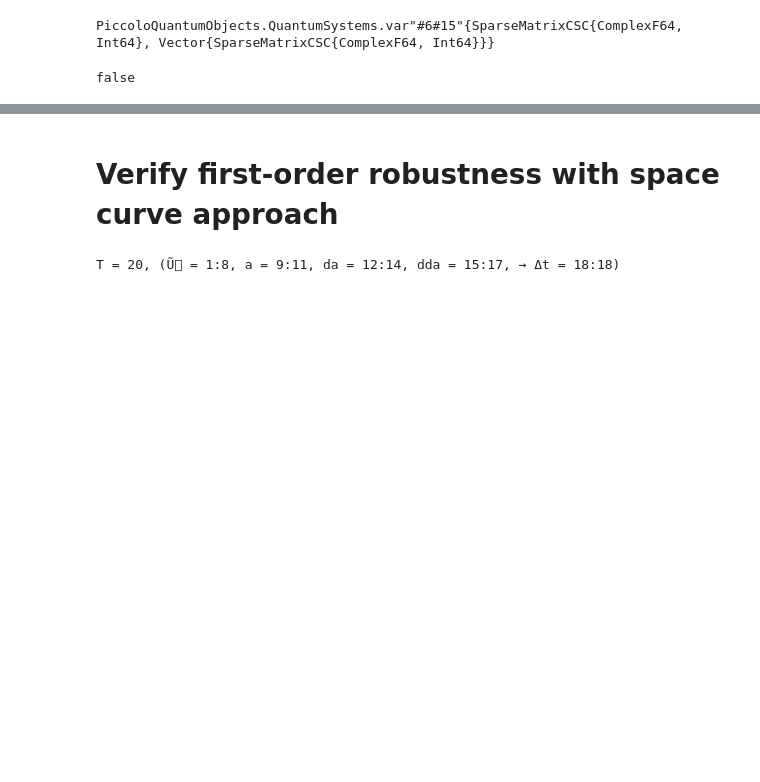
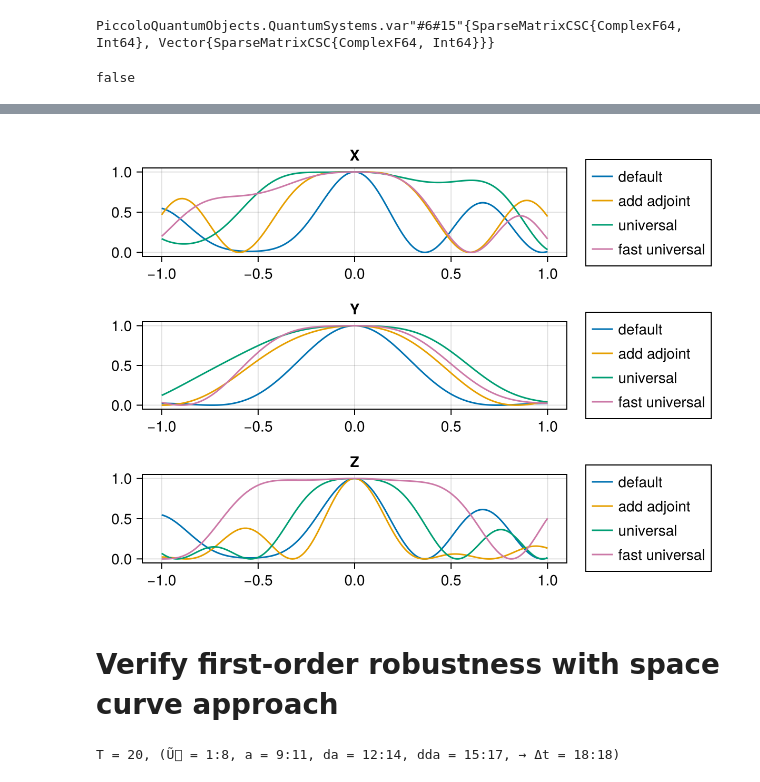
Before and after one commit to samafine1/notebooks, a Jupyter notebook: src/uni_robust_comp_fast.ipynb, the cells around one changed output, grey strips where cells are left out. Cells and saved outputs as stored; diff of their text form; code cells hidden in the pictures; blank space fills up the shorter version.

```diff
--- a/src/uni_robust_comp_fast.ipynb
+++ b/src/uni_robust_comp_fast.ipynb
@@ -36,7 +36,7 @@ using Random
 └ @ Base.Docs docs/Docs.jl:243
 # %%
 # Problem parameters
-T = 40
+T = 20
 Δt = 0.2
 U_goal = GATES.H
 H_drive = [PAULIS.X, PAULIS.Y, PAULIS.Z]
@@ -71,6 +71,21 @@ uni_prob = UnitaryUniversalProblem(
 solve!(uni_prob, max_iter=500, print_level=5, options=IpoptOptions(eval_hessian=false))
 solve!(uni_prob, max_iter=20, print_level=5)
 
+f_uni_prob = UnitaryUniversalProblem(
+    sys, U_goal, T, Δt;
+    activate_speedboost=true,
+    piccolo_options=piccolo_opts
+    )
+solve!(f_uni_prob, max_iter=500, print_level=5, options=IpoptOptions(eval_hessian=false))
+solve!(f_uni_prob, max_iter=20, print_level=5)
+
+# rf_uni_prob = UnitaryUniversalProblem(
+# sys, U_goal, T, Δt;
+# piccolo_options=piccolo_opts
+# )
+# solve!(rf_uni_prob, max_iter=500, print_level=5, options=IpoptOptions(eval_hessian=false))
+# solve!(rf_uni_prob, max_iter=20, print_level=5)
+
 #Default
 def = UnitarySmoothPulseProblem(sys, U_goal, T, Δt; Q_t=1.0)
 solve!(def, max_iter=500, print_level=1, options=IpoptOptions(eval_hessian=false))
@@ -80,7 +95,7 @@ solve!(def, max_iter=20, print_level=5)
 ∂ₑHₐ = PAULIS.X
 varsys_add = VariationalQuantumSystem(
     H_drive,
-    [∂ₑHₐ]
+    [PAULIS.X, PAULIS.Y, PAULIS.Z]
 )
 
 # Multiplicative error template
@@ -431,3 +235,48 @@ solve!(uni_prob, max_iter=150, print_level=5)
+# %%
+H_drive_add = H_drive  # (kept from your snippet, though it's unused below)
+
+f = Figure()
+axX = Axis(f[1, 1], title = "X")
+axY = Axis(f[2, 1], title = "Y")
+axZ = Axis(f[3, 1], title = "Z")
+
+colors = Makie.wong_colors()
+εs = -1:0.01:1
+
+basis = [PAULIS.X, PAULIS.Y, PAULIS.Z]
+
+axes_paulis = [
+    (axX, PAULIS.X),
+    (axY, PAULIS.Y),
+    (axZ, PAULIS.Z),
+]
+
+problems = [
+    (def,        "default"),
+    (varadd_prob, "add adjoint"),
+    (uni_prob,   "universal"),
+    (f_uni_prob, "fast universal"),
+    # (rf_uni_prob,"really fast universal"),
+]
+
+# Helper to compute the curve once per (problem, Pauli)
+fidelity_curve(prob, pauli) = [unitary_rollout_fidelity(prob.trajectory, QuantumSystem(ε * pauli, basis)) for ε in εs]
+
+# Plot everything with two compact loops
+for (ax, pauli) in axes_paulis
+    for (i, (prob, label)) in enumerate(problems)
+        ys = fidelity_curve(prob, pauli)
+        lines!(ax, εs, ys; label = label, color = colors[i], linestyle = :solid)
+    end
+end
+
+Legend(f[1, 2], axX, position = :lb)
+Legend(f[2, 2], axY, position = :lb)
+Legend(f[3, 2], axZ, position = :lb)
+
+f
+# %% [output]
+[figure, added]
 # %% [markdown]
 # Verify first-order robustness with space curve approach
 # %%
```
Also changed, not shown: parts of 10 cells of this notebook, 1 other file.
